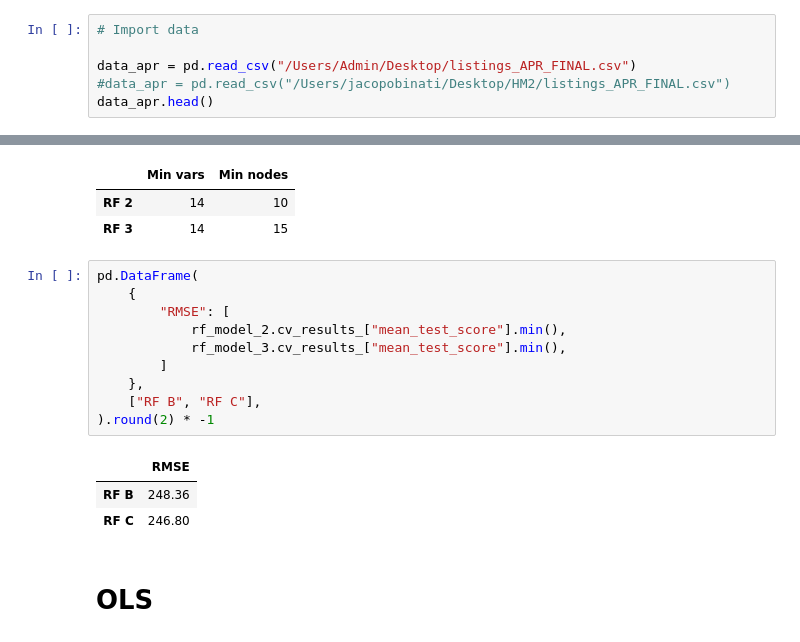
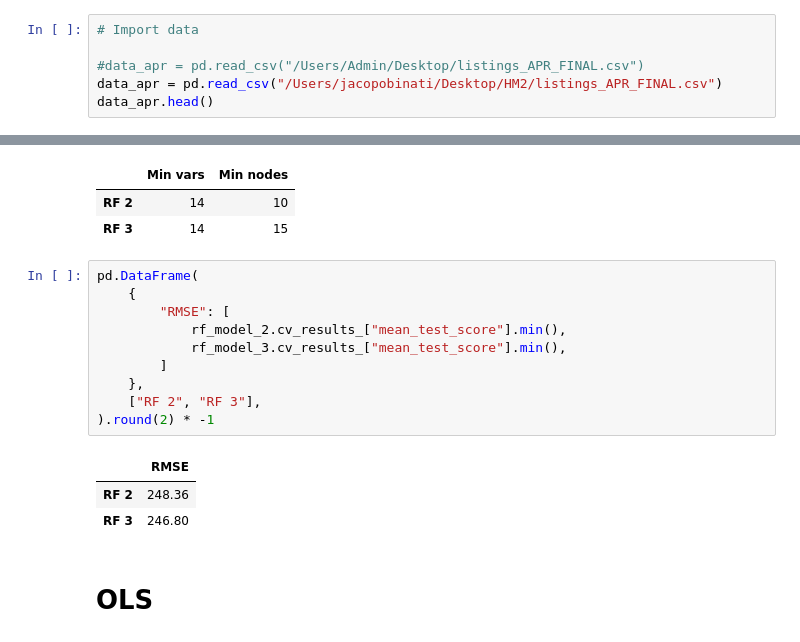
Before and after one commit to Jacopo21/AirbPrice_ML, a Jupyter notebook: model_apr.ipynb, the cells around one changed output, grey strips where cells are left out. Drawn from its saved outputs; the diff is of its cells as text.

```diff
--- a/model_apr.ipynb
+++ b/model_apr.ipynb
@@ -26,8 +26,8 @@ from sklearn.preprocessing import OneHotEncoder
 # %%
 # Import data
 
-data_apr = pd.read_csv("/Users/Admin/Desktop/listings_APR_FINAL.csv")
-#data_apr = pd.read_csv("/Users/jacopobinati/Desktop/HM2/listings_APR_FINAL.csv")
+#data_apr = pd.read_csv("/Users/Admin/Desktop/listings_APR_FINAL.csv")
+data_apr = pd.read_csv("/Users/jacopobinati/Desktop/HM2/listings_APR_FINAL.csv")
 data_apr.head()
 # %% [output]
 |  | host_response_rate | host_acceptance_rate | host_is_superhost | host_listings_count | ... |
@@ -494,17 +537,17 @@ pd.DataFrame(
 # %%
 pd.DataFrame(
     {
         "RMSE": [
             rf_model_2.cv_results_["mean_test_score"].min(),
             rf_model_3.cv_results_["mean_test_score"].min(),
         ]
     },
-    ["RF B", "RF C"],
+    ["RF 2", "RF 3"],
 ).round(2) * -1
 # %% [output]
 |  | RMSE |
-| RF B | 248.36 |
-| RF C | 246.80 |
+| RF 2 | 248.36 |
+| RF 3 | 246.80 |
 # %% [markdown]
 # OLS
 # %%
```
Also changed, not shown: parts of 14 cells of this notebook, 3 other files.
